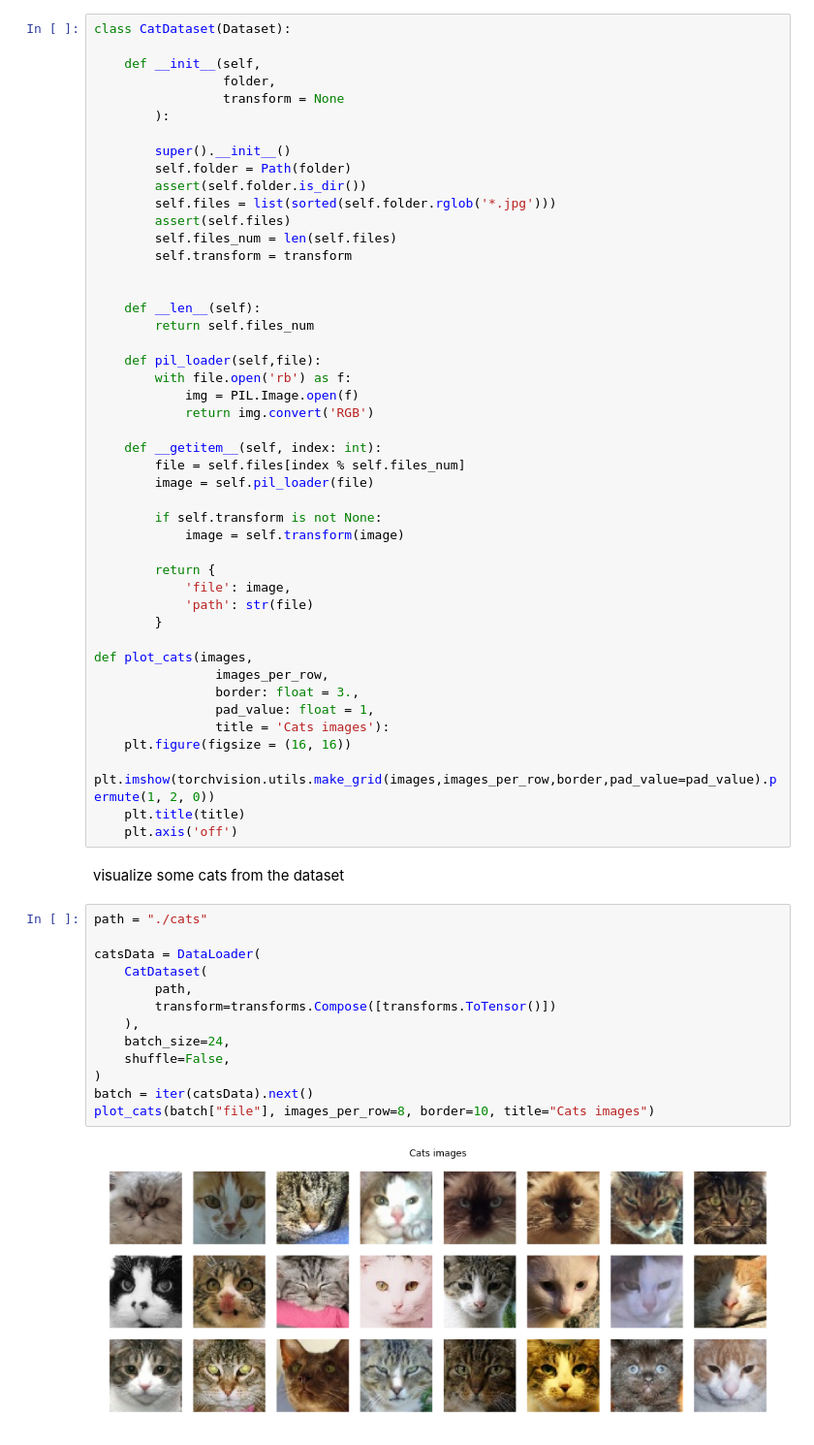
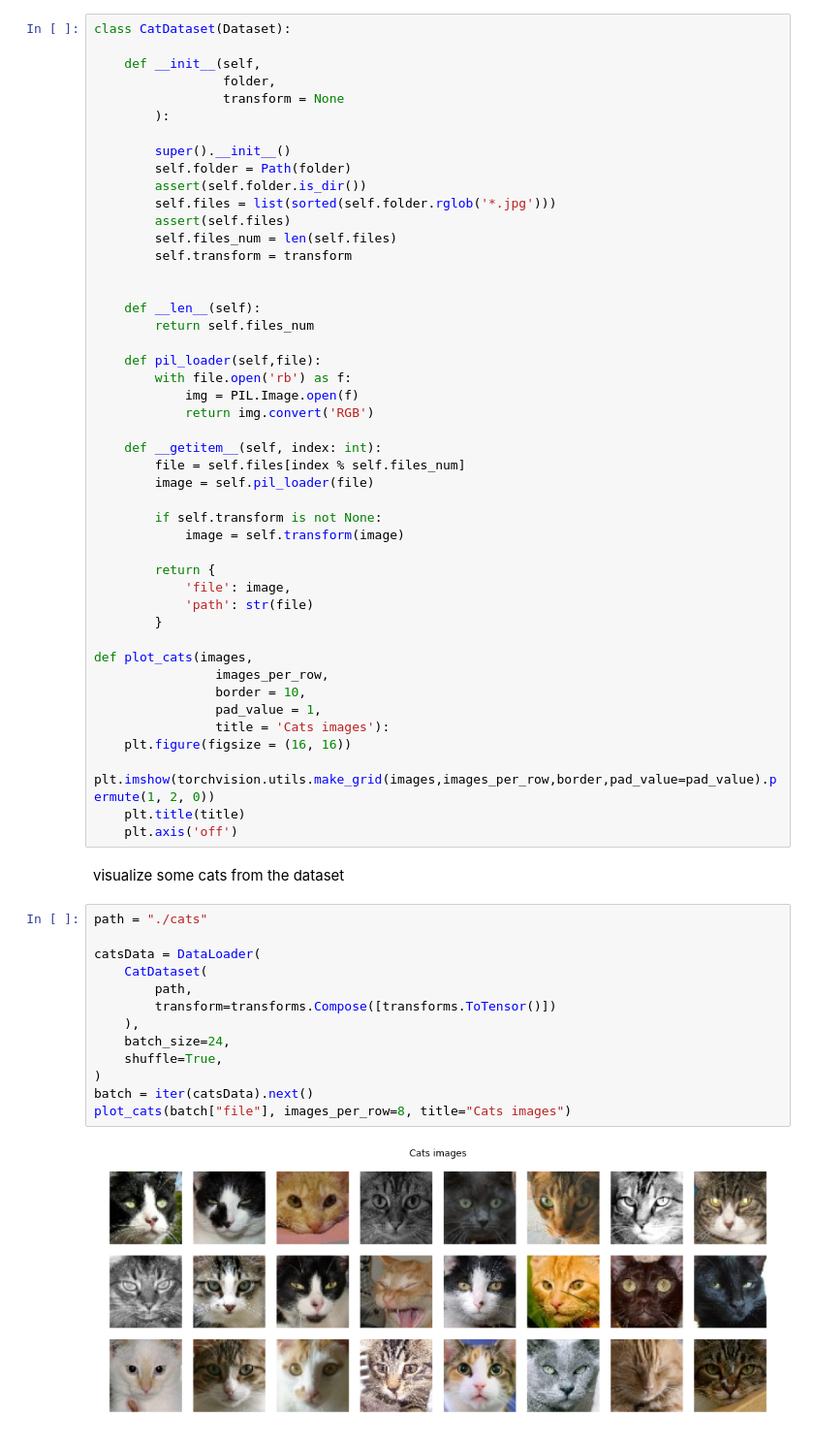
Before and after one commit to DennisRotondi/CatGAN_visiope_project, a Jupyter notebook: visiope_project.ipynb, the cells around one changed output. Shown at 97% size. Drawn from its saved outputs; the diff is of its cells as text.

```diff
--- a/visiope_project.ipynb
+++ b/visiope_project.ipynb
@@ -72,8 +86,8 @@ class CatDataset(Dataset):
 
 def plot_cats(images,
                 images_per_row,
-                border: float = 3.,
-                pad_value: float = 1,
+                border = 10,
+                pad_value = 1,
                 title = 'Cats images'):
     plt.figure(figsize = (16, 16))
     plt.imshow(torchvision.utils.make_grid(images,images_per_row,border,pad_value=pad_value).permute(1, 2, 0))
@@ -84,15 +98,15 @@ visualize some cats from the dataset
 # %%
 path = "./cats"
 
 catsData = DataLoader(
     CatDataset(
         path,
         transform=transforms.Compose([transforms.ToTensor()])
     ),
     batch_size=24,
-    shuffle=False,
+    shuffle=True,
 )
 batch = iter(catsData).next()
-plot_cats(batch["file"], images_per_row=8, border=10, title="Cats images")
+plot_cats(batch["file"], images_per_row=8, title="Cats images")
 # %% [output]
-[figure, old version]
+[figure, new version]
```
Also changed, not shown: parts of 6 cells of this notebook.
